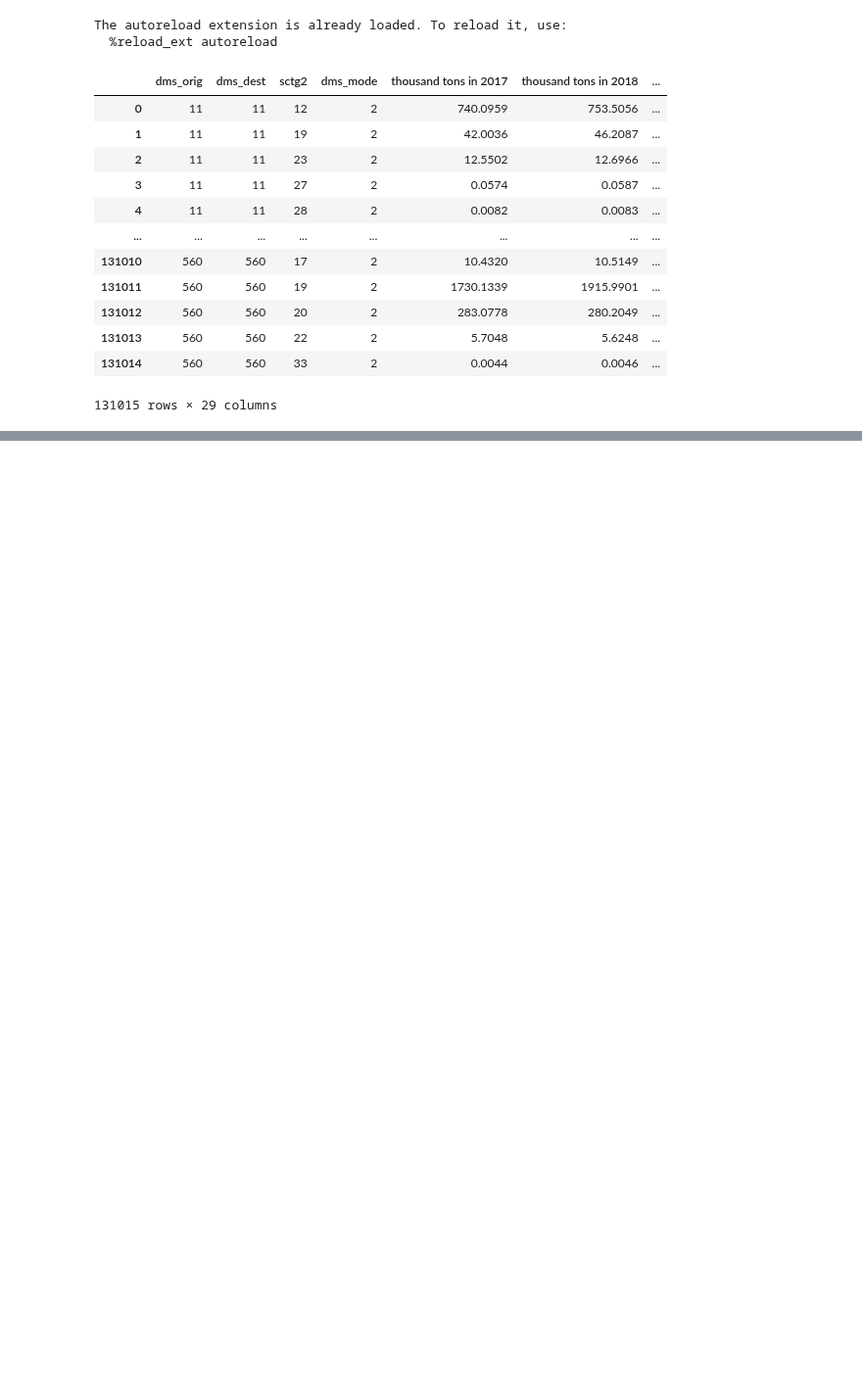
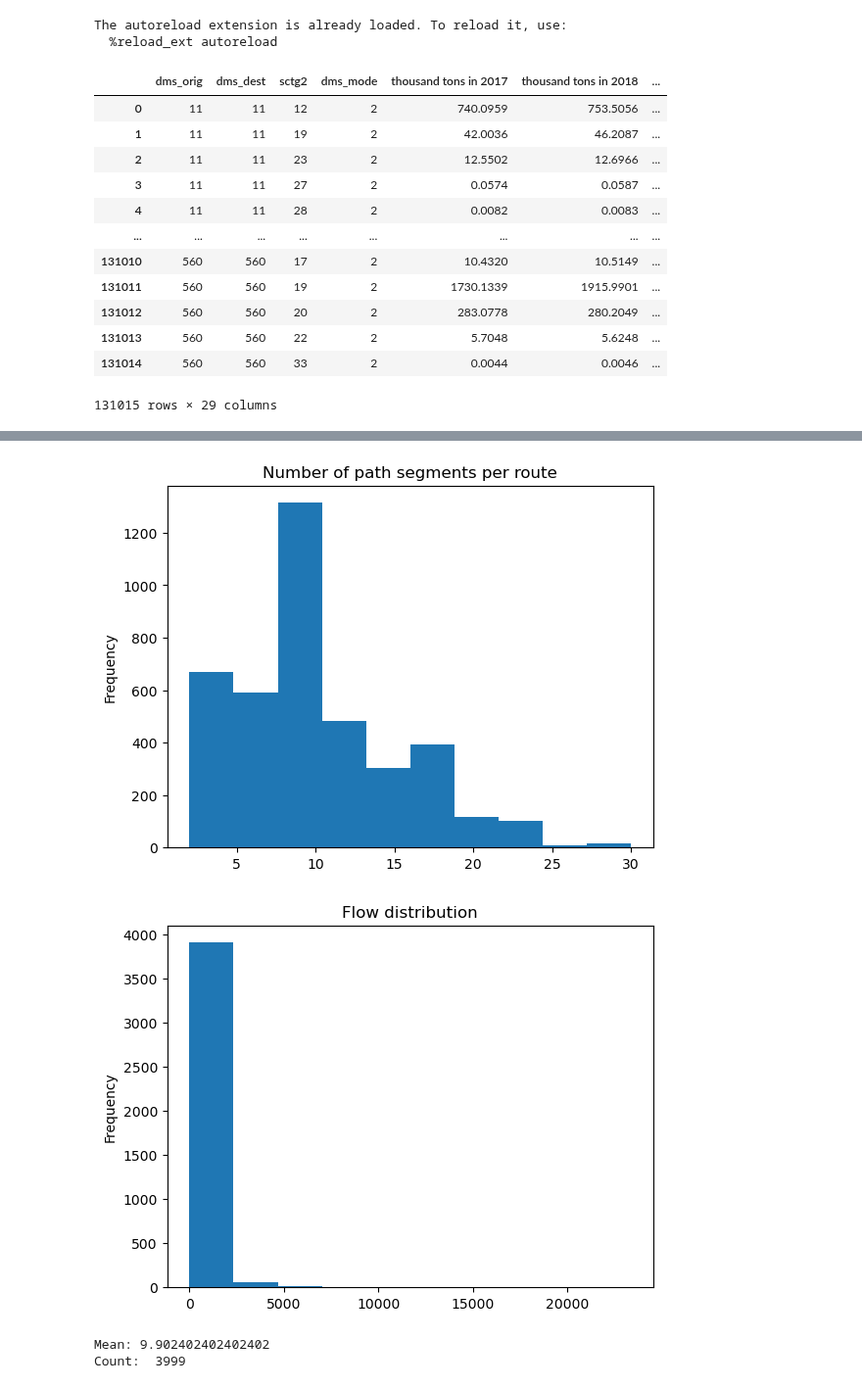
Before and after one commit to UMD-CTSM/network_flow_assignment, a Jupyter notebook: src/faf_sim.ipynb, the cells around one changed output, grey strips where cells are left out. Shown at 98% size. Cells and saved outputs as stored; diff of their text form; code cells hidden in the pictures; blank space fills up the shorter version.

Commit message:
Added sensitivity analysis

```diff
--- a/src/faf_sim.ipynb
+++ b/src/faf_sim.ipynb
@@ -19,7 +19,7 @@ from geoprocessing.faf_zone_network import FafZoneNetwork, link_weights
 from network_analysis.mc_flow_assignment import sample_flows
 import geopandas as gpd
 # %%
-MODE = 'compare' # normal, simple, monte_carlo, compare
+MODE = 'sensitivity' # normal, simple, monte_carlo, compare, sensitivity
 
 SIMPLE_NET = False
 MONTE_CARLO = False
@@ -28,11 +28,14 @@ if MODE == 'simple':
 if MODE == 'monte_carlo':
   MONTE_CARLO = True
 
-MC_ITER_N = 500
+ITER_N = 10000
 NORMAL_DIST = True
 
 COLUMN = 'thousand tons in 2020'
 COMPARE_COLUMN = 'thousand tons in 2018'
+
+SENSITIVITY_MODE = 'multiplicative' # additive, multiplicative
+SENSITIVITY_MODIFIER = 2
 # %%
 naRailNodesDf = gpd.read_file( BASE_DIR / "inputs/NTAD_North_American_Rail_Network_Nodes")
 naRailLinesDf = gpd.read_file( BASE_DIR / "inputs/NTAD_North_American_Rail_Network_Lines")
@@ -86,28 +88,73 @@ Index(['dms_orig', 'dms_dest', 'sctg2', 'dms_mode', 'thousand tons in 2017',
 # %%
+import matplotlib.pyplot as plt
+
+
 fa = FlowAssignment(railnet)
 
 railnet_flows = fa.run(faf_flows, SUM_COLUMN=COLUMN) # For comparison, if Monte Carlo mode
 
 if MODE == 'compare':
   compare_flows = fa.run(faf_flows, SUM_COLUMN=COMPARE_COLUMN)
   fzn.apply_flows((railnet_flows - compare_flows).to_dict())
 
+if MODE == 'sensitivity':
+
+  modified_rows = []
+  summ_faf_flows = fa.faf_flows_to_df(faf_flows, SUM_COLUMN=COLUMN)
+
+  summ_faf_flows['segment_count'] = fa.path_segments.groupby(['dms_orig', 'dms_dest']).count()['seg_start']
+  summ_faf_flows['segment_count'].plot(
+    kind='hist',
+    title='Number of path segments per route'
+  )
+  plt.show()
+
+  summ_faf_flows[COLUMN + '_sum'].plot(kind='hist', title='Flow distribution')
+  plt.show()
+  print('Mean:', summ_faf_flows['segment_count'].mean())
+  print('Count: ', len(summ_faf_flows))
+
+  for row_id, row in summ_faf_flows.sample(1000).iterrows():
+    # print(row_id, summ_faf_flows.loc[row_id, 'segment_count'])
+    # modified_amount = 1.5 # np.random.uniform(-1,1) + 1
+    # temp_summ_faf_flows = summ_faf_flows.copy()
+    summ_faf_flows['input_flows_sum'] = summ_faf_flows[COLUMN + '_sum']
+    if SENSITIVITY_MODE == 'additive':
+      summ_faf_flows.loc[row_id, 'input_flows_sum'] = summ_faf_flows.loc[row_id, 'input_flows_sum'] + SENSITIVITY_MODIFIER
+    else:
+      summ_faf_flows.loc[row_id, 'input_flows_sum'] = round(summ_faf_flows.loc[row_id, 'input_flows_sum'] * SENSITIVITY_MODIFIER)
+
+    iteration_flow = fa.run(SUM_COLUMN='input_flows', faf_flows_by_pair=summ_faf_flows)
+
+    modified_rows.append([
+      row_id,
+      summ_faf_flows.loc[row_id, 'segment_count'],
+      summ_faf_flows.loc[row_id, 'input_flows_sum'] - summ_faf_flows.loc[row_id, COLUMN + '_sum'],
+      SENSITIVITY_MODIFIER,
+      iteration_flow.mean()
+    ])
+
 if MODE == 'normal':
   fzn.apply_flows(railnet_flows.to_dict())
 
 if MONTE_CARLO:
   monte_railnet_flows = []
   monte_inputs = []
-  for i in range(MC_ITER_N):
+  for i in range(ITER_N):
     iteration_inputs = sample_flows(faf_flows, COLUMN, distribution='normal' if NORMAL_DIST else 'triangular')
     monte_inputs.append(iteration_inputs)
     faf_flows['input_flows'] = iteration_inputs
     iteration_flow = fa.run(faf_flows, SUM_COLUMN='input_flows')
     monte_railnet_flows.append(iteration_flow)
   monte_railnet_flows = pd.concat(monte_railnet_flows, axis=1)
-  monte_railnet_flows.columns=range(MC_ITER_N)
+  monte_railnet_flows.columns=range(ITER_N)
   fzn.fafZoneLinksDf['flows'] = monte_railnet_flows.mean(axis=1)
   fzn.fafZoneLinksDf['flow_covs'] = monte_railnet_flows.std(axis=1) / monte_railnet_flows.mean(axis=1)
   railnet_flows.index = railnet_flows.index.set_names({'seg_start':'FAF_Zone_fr', 'seg_end':'FAF_Zone_to'})
   fzn.fafZoneLinksDf['flow_df'] = (fzn.fafZoneLinksDf['flows'] - railnet_flows).abs()
   fzn.fafZoneLinksDf['flow_df_percent'] = fzn.fafZoneLinksDf['flow_df'] / railnet_flows
+# %% [output]
+[figure, added]
+[figure, added]
+Mean: 9.902402402402402
+Count:  3999
```
Also changed, not shown: parts of 4 cells of this notebook.
